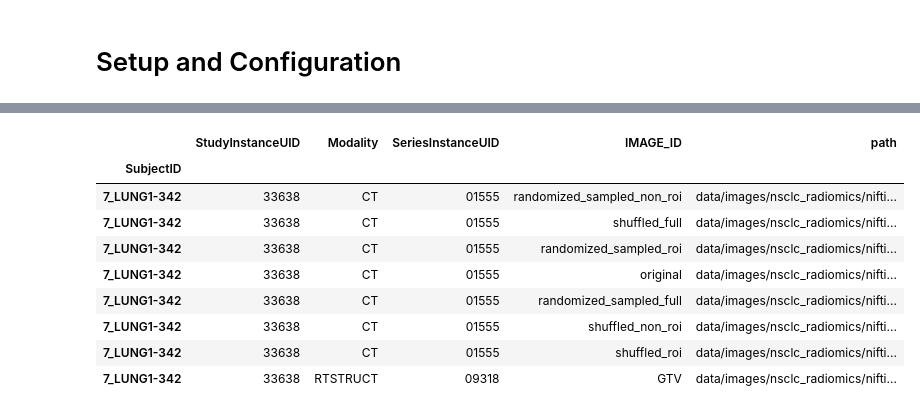
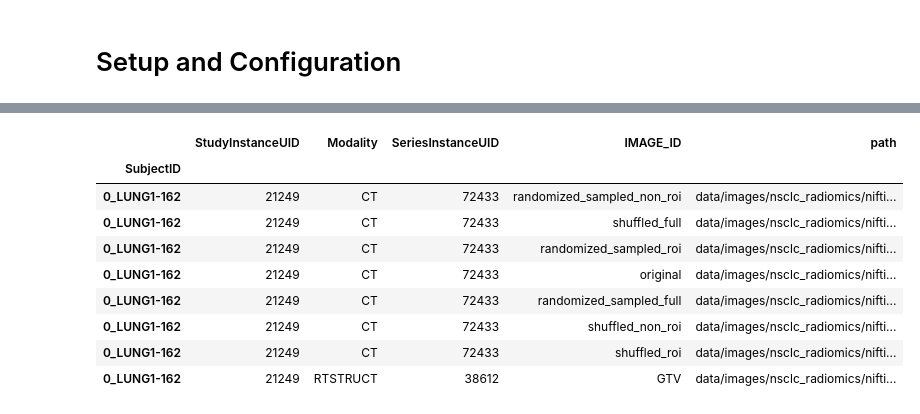
Before and after one commit to BHKLAB-DataProcessing/readii-idc-notebooks, a Jupyter notebook: notebooks/1_NotebookA.ipynb, the cells around one changed output, grey strips where cells are left out. Drawn from its saved outputs; the diff is of its cells as text; code cells hidden in the pictures.

```diff
--- a/notebooks/1_NotebookA.ipynb
+++ b/notebooks/1_NotebookA.ipynb
@@ -371,7 +420,6 @@ data/images/nsclc_radiomics/
 # %%
 neg_nifti_reader = BaseReader(
-  root_directory=NIFTI_OUTPUT_DIR,
-  filename_pattern=filename_format
+    root_directory=NIFTI_OUTPUT_DIR, filename_pattern=filename_format
 )
 files = neg_nifti_reader.files()
 # %%
@@ -408,15 +439,16 @@ files.to_df()
-# %%
-files.to_df().loc['7_LUNG1-342']
-# %% [output]
-|  | StudyInstanceUID | Modality | SeriesInstanceUID | IMAGE_ID | path |
-| SubjectID |  |  |  |  |  |
-| 7_LUNG1-342 | 33638 | CT | 01555 | randomized_sampled_non_roi | data/images/nsclc_radiomics/nifti... |
-| 7_LUNG1-342 | 33638 | CT | 01555 | shuffled_full | data/images/nsclc_radiomics/nifti... |
-| 7_LUNG1-342 | 33638 | CT | 01555 | randomized_sampled_roi | data/images/nsclc_radiomics/nifti... |
-| 7_LUNG1-342 | 33638 | CT | 01555 | original | data/images/nsclc_radiomics/nifti... |
-| 7_LUNG1-342 | 33638 | CT | 01555 | randomized_sampled_full | data/images/nsclc_radiomics/nifti... |
-| 7_LUNG1-342 | 33638 | CT | 01555 | shuffled_non_roi | data/images/nsclc_radiomics/nifti... |
-| 7_LUNG1-342 | 33638 | CT | 01555 | shuffled_roi | data/images/nsclc_radiomics/nifti... |
-| 7_LUNG1-342 | 33638 | RTSTRUCT | 09318 | GTV | data/images/nsclc_radiomics/nifti... |
+# %%
+# By default, the first key is the index used in `[ ]` notation
+files["0_LUNG1-162"].to_df()
+# %% [output]
+|  | StudyInstanceUID | Modality | SeriesInstanceUID | IMAGE_ID | path |
+| SubjectID |  |  |  |  |  |
+| 0_LUNG1-162 | 21249 | CT | 72433 | randomized_sampled_non_roi | data/images/nsclc_radiomics/nifti... |
+| 0_LUNG1-162 | 21249 | CT | 72433 | shuffled_full | data/images/nsclc_radiomics/nifti... |
+| 0_LUNG1-162 | 21249 | CT | 72433 | randomized_sampled_roi | data/images/nsclc_radiomics/nifti... |
+| 0_LUNG1-162 | 21249 | CT | 72433 | original | data/images/nsclc_radiomics/nifti... |
+| 0_LUNG1-162 | 21249 | CT | 72433 | randomized_sampled_full | data/images/nsclc_radiomics/nifti... |
+| 0_LUNG1-162 | 21249 | CT | 72433 | shuffled_non_roi | data/images/nsclc_radiomics/nifti... |
+| 0_LUNG1-162 | 21249 | CT | 72433 | shuffled_roi | data/images/nsclc_radiomics/nifti... |
+| 0_LUNG1-162 | 21249 | RTSTRUCT | 38612 | GTV | data/images/nsclc_radiomics/nifti... |
 # %%
 for subject in files:
```
Also changed, not shown: parts of 7 cells of this notebook, 1 other file.
